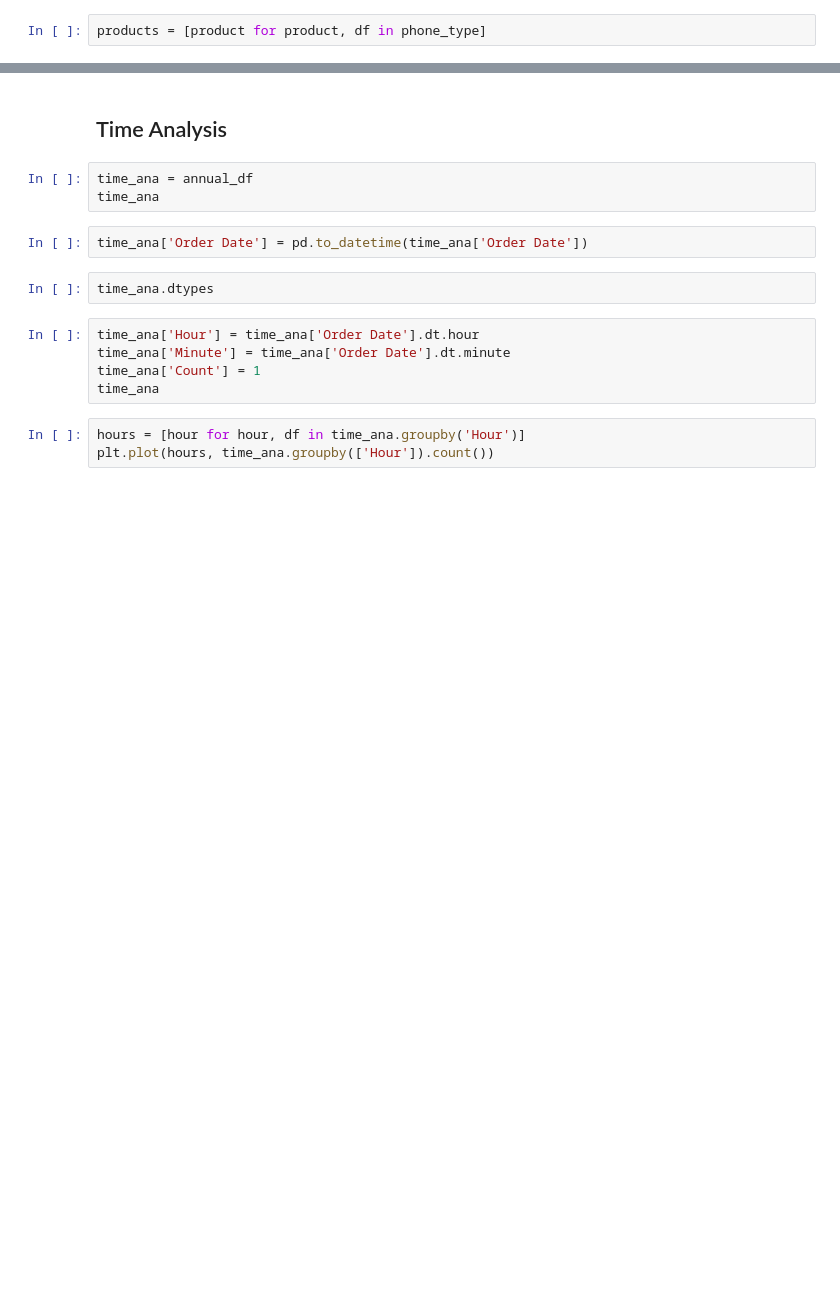
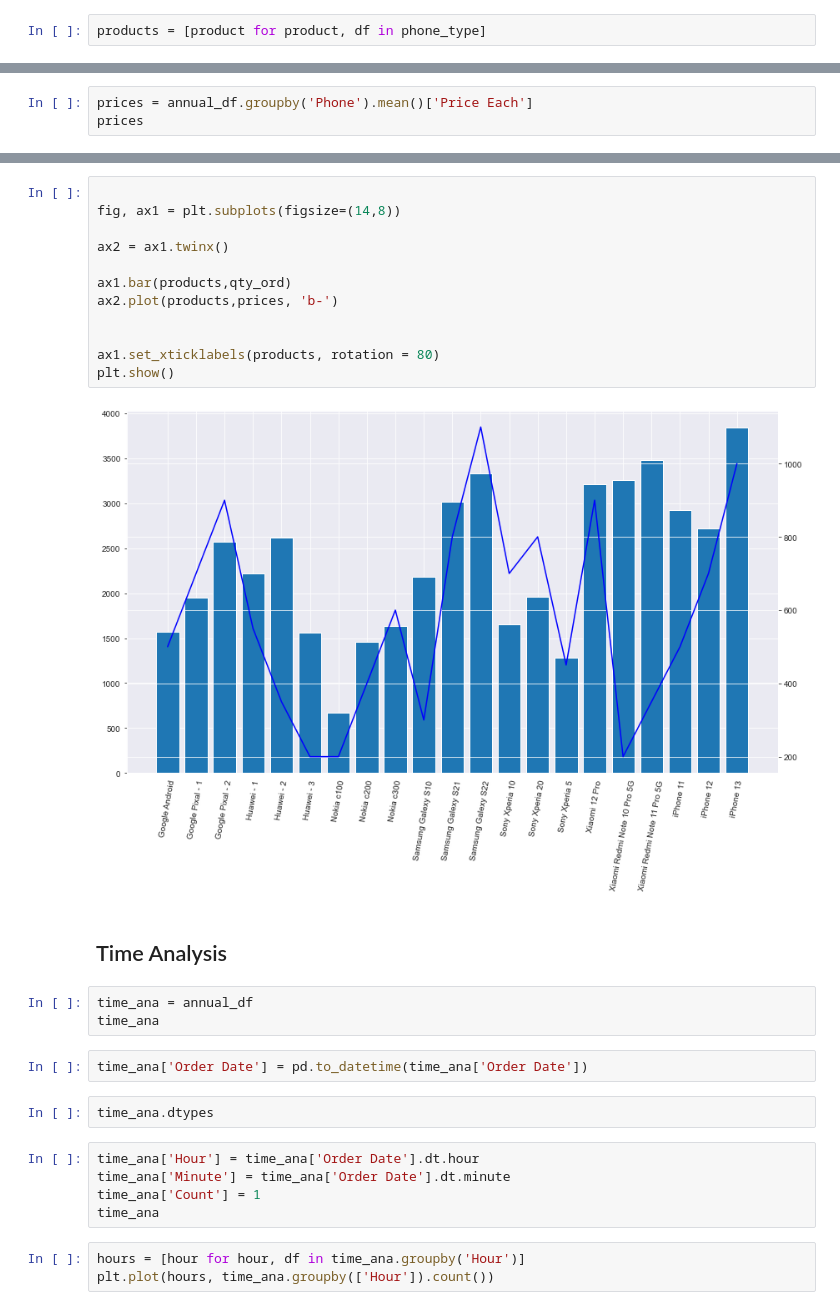
Before and after one commit to Lynch08/ProgDA_Project, a Jupyter notebook: Sales-Copy3.ipynb, the cells around one changed output, grey strips where cells are left out. Drawn from its saved outputs; the diff is of its cells as text; blank space fills up the shorter version.

```diff
--- a/Sales-Copy3.ipynb
+++ b/Sales-Copy3.ipynb
@@ -395,0 +457,3 @@ TypeError: 'str' object is not callable
+# %%
+prices = annual_df.groupby('Phone').mean()['Price Each']
+prices
@@ -396,3 +478,17 @@ TypeError: 'str' object is not callable
+# %%
+
+fig, ax1 = plt.subplots(figsize=(14,8))
+
+ax2 = ax1.twinx()
+
+ax1.bar(products,qty_ord)
+ax2.plot(products,prices, 'b-')
+
+
+ax1.set_xticklabels(products, rotation = 80)
+plt.show()
+# %% [output]
+[figure, added]
 # %% [markdown]
 ## Time Analysis
 # %%
```
Also changed, not shown: parts of 32 cells of this notebook, 13 other files.
